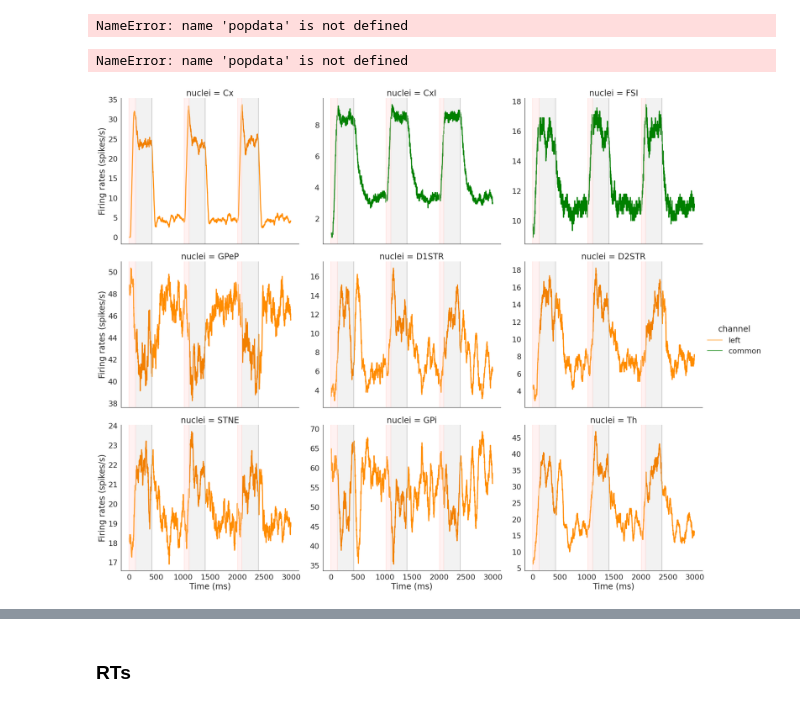
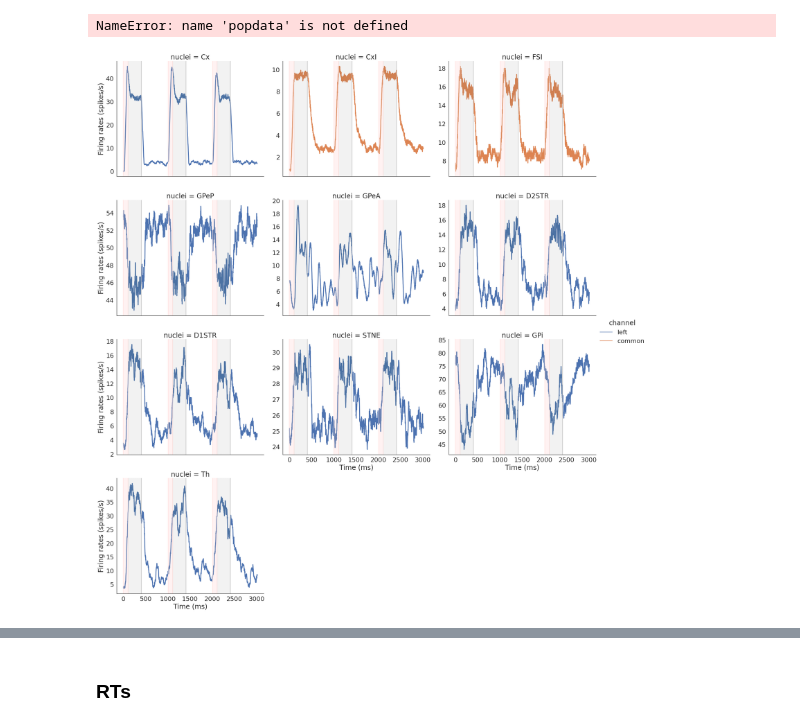
Before and after one commit to CoAxLab/CBGTPy, a Jupyter notebook: net-sim_stopsignal_cbgtpy.ipynb, the cells around one changed output, grey strips where cells are left out. Saved outputs shown, nothing was run; the diff lists cells and outputs as text; code cells hidden in the pictures.

Commit message:
merged plotting functions for plasticity task and stop signal task

```diff
--- a/net-sim_stopsignal_cbgtpy.ipynb
+++ b/net-sim_stopsignal_cbgtpy.ipynb
@@ -39,7 +39,7 @@ figure_dir = "./Figures/"
 # Choose the experiment and create the main pipeline
 # %%
 #Choose the experiment
-experimentchoice = 'stopsignal'
+experiment_choice = 'stopsignal'
 number_of_choices = 1
 
 #Call choose_pipeline with the pipeline object
@@ -65,7 +65,7 @@ print(seed)
 # Running the pipeline
 # %%
 environment = {
-    'experimentchoice': experimentchoice,
+    'experimentchoice': experiment_choice,
     'inter_trial_interval': None,
     'thalamic_threshold': 30.,
     'movement_time': ['constant', 300], #['constant', 300], #default sampled from N(250,1.5), ["constant",250], ["mean",250]
@@ -79,7 +79,7 @@ environment = {
     'd1' : None, #D1-MSNs population related parameters (init_params.py)
     'd2' : None, #D2-MSNs population related parameters (init_params.py)
     #'channels' : pd.DataFrame([['left'], ["right"]], columns=['action']), #action channels related parameters (init_params.py)
-    'channels' : pd.DataFrame([['left']], columns=['action']), #action channels related parameters (init_params.py)
+    'channels' : pd.DataFrame(['left'], columns=['action']), #action channels related parameters (init_params.py)
     'number_of_choices':number_of_choices,
     #'actionchannels' : pd.DataFrame([[1],[2]], columns=['action']), #labels for the actions (init_params.py)
     #'actionchannels' : pd.DataFrame([["left"],["right"]], columns=['action']), #labels for the actions (init_params.py)
@@ -93,7 +93,8 @@ environment = {
     'reward_mu': 1, #mean for the magnitude of the reward (generateepochs.py)
     'reward_std': 0.1, #std for the magnitude of the reward (generateepochs.py)
 #     'maxstim': 0.80, # amplitude of the cortical input over base line #0.85
-    'maxstim': 0.80, # amplitude of the cortical input over base line #0.85
+    'maxstim': 1.05, # amplitude of the cortical input over base line #0.85
+    #'sustainedfraction': 0.75,
     'sustainedfraction': 0.75,
 
     #Stop 1
@@ -206,17 +235,10 @@ popfreqs[0]
 popdata
 # %% [output]
 NameError: name 'popdata' is not defined
-# %%
-a = np.where(popdata[0]['name'] == 'LIP')[0][0]
-
-#popdata[0].iloc[a[0]]['action']
-a
-# %% [output]
-NameError: name 'popdata' is not defined
 # %%
-firing_rates, rt_dist = plt_help.extract_relevant_frames_stop(results,seed)
+firing_rates, rt_dist = plt_help.extract_relevant_frames(results,seed,experiment_choice)
 # %%
-FR_fig_handles = plt_func.plot_fr(firing_rates,datatables)
+FR_fig_handles = plt_func.plot_fr(firing_rates,datatables,experiment_choice)
 # %% [output]
-[figure, old version]
+[figure, new version]
 # %%
```
Also changed, not shown: parts of 7 cells of this notebook, 6 other files.
